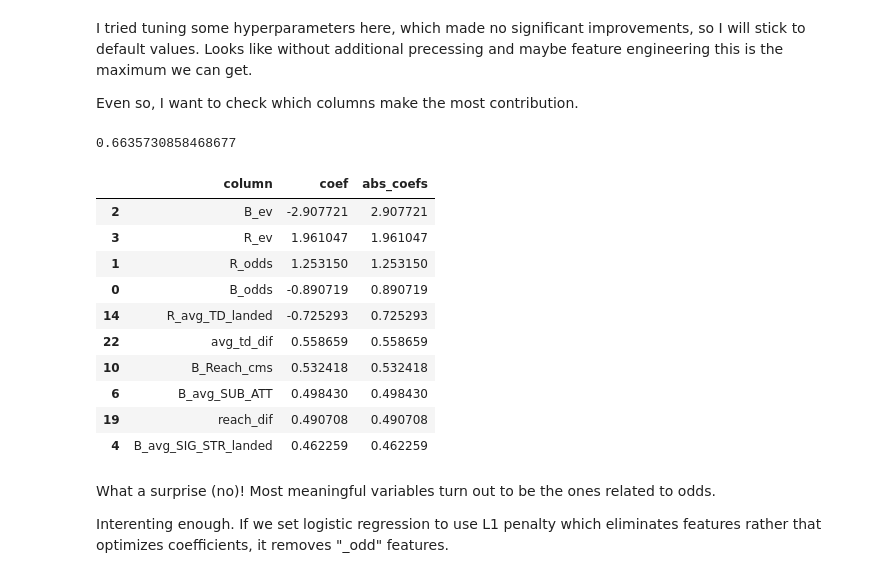
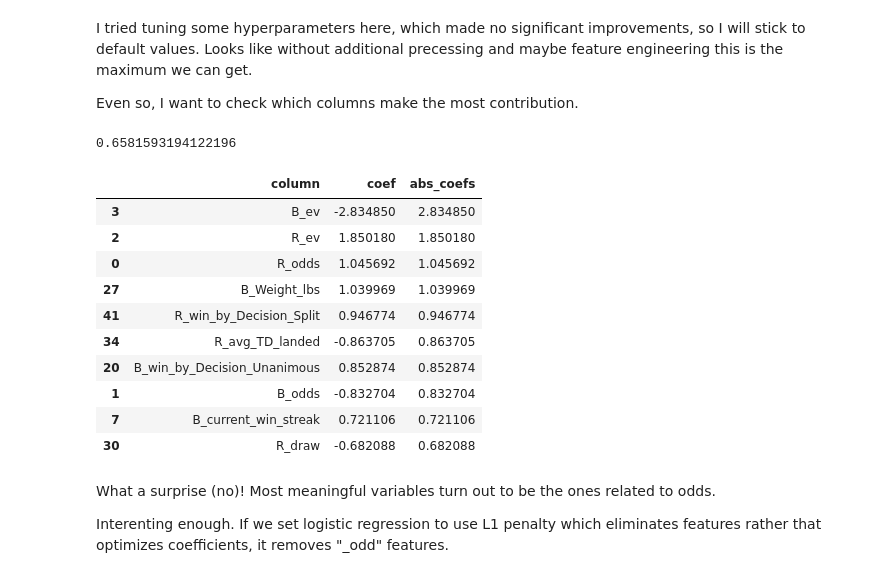
Before and after one commit to vvvvvvasena/UFC, a Jupyter notebook: How to make money watching UFC.ipynb, the cells around one changed output. Drawn from its saved outputs; the diff is of its cells as text; code cells hidden in the pictures.

```diff
--- a/How to make money watching UFC.ipynb
+++ b/How to make money watching UFC.ipynb
@@ -211,6 +238,9 @@ num_vars = pd.Index(['B_odds', 'R_odds', 'B_ev', 'R_ev', 'B_avg_SIG_STR_landed',
+# %%
+cat_vars = pd.Index(['weight_class', 'B_Stance', 'R_Stance'])
+num_vars_no_finish = num_vars.drop(['finish_round', 'total_fight_time_secs', 'finish_round_seconds'])
 # %%
 X = pd.get_dummies(df[cat_vars])
-X = pd.concat([df[num_vars], X], axis=1)
+X = pd.concat([df[num_vars_no_finish], X], axis=1)
 y = df['winner_bool']
 #X_train, X_test, y_train, y_test = train_test_split(X, y, test_size=0.3, random_state=123)
 # %%
@@ -251,40 +281,49 @@ I tried tuning some hyperparameters here, which made no significant improvements
 
 Even so, I want to check which columns make the most contribution.
 # %%
-X = pd.get_dummies(df[cat_vars])
-X = pd.concat([df[num_vars], X], axis=1)
-X_train, X_test, y_train, y_test = train_test_split(X, y, test_size=0.3, random_state=123)
-scaler = MinMaxScaler()
-X_train[num_vars] = scaler.fit_transform(X_train[num_vars])
-X_test[num_vars] = scaler.transform(X_test[num_vars])
+def train_model(df, cat_vars, num_vars, model):
+    """
+    encodes cat_vars, scales num_vars, performs train-test split, trains model.
+    return model coefficients and dataframe columns
+    """
+    X = pd.get_dummies(df[cat_vars])
+    X = pd.concat([df[num_vars], X], axis=1)
+    X_train, X_test, y_train, y_test = train_test_split(X, y, test_size=0.3, random_state=123)
+    scaler = MinMaxScaler()
+    X_train[num_vars] = scaler.fit_transform(X_train[num_vars])
+    X_test[num_vars] = scaler.transform(X_test[num_vars])
+    model.fit(X_train, y_train)
+    y_pred = model.predict(X_test)
+    print(accuracy_score(y_test, y_pred))
+    return model.coef_[0], X_train.columns
 # %%
 def get_coef(model_coef, df_columns):
+    """
+    builds dataframe containing model coefficients for dataframe columns
+    """
     coef_df = pd.DataFrame()
-    coef_df['column'] = X_train.columns
-    coef_df['coef'] = log_reg.coef_[0]
-    coef_df['abs_coefs'] = np.abs(log_reg.coef_[0])
+    coef_df['column'] = df_columns
+    coef_df['coef'] = model_coef
+    coef_df['abs_coefs'] = np.abs(model_coef)
     coef_df = coef_df.sort_values('abs_coefs', ascending=False)
     return coef_df
-# %%
-log_reg = LogisticRegression()
-log_reg.fit(X_train, y_train)
-y_pred = log_reg.predict(X_test)
-print(accuracy_score(y_test, y_pred))
-coef_df = get_coef(log_reg.coef_, X_train.columns)
-coef_df.head(10)
-# %% [output]
-0.6635730858468677
-|  | column | coef | abs_coefs |
-| 2 | B_ev | -2.907721 | 2.907721 |
-| 3 | R_ev | 1.961047 | 1.961047 |
-| 1 | R_odds | 1.253150 | 1.253150 |
-| 0 | B_odds | -0.890719 | 0.890719 |
-| 14 | R_avg_TD_landed | -0.725293 | 0.725293 |
-| 22 | avg_td_dif | 0.558659 | 0.558659 |
-| 10 | B_Reach_cms | 0.532418 | 0.532418 |
-| 6 | B_avg_SUB_ATT | 0.498430 | 0.498430 |
-| 19 | reach_dif | 0.490708 | 0.490708 |
-| 4 | B_avg_SIG_STR_landed | 0.462259 | 0.462259 |
+# %%
+log_reg_coef, X_columns = train_model(df, cat_vars, num_vars_no_finish, LogisticRegression())
+coef_df = get_coef(log_reg_coef, X_columns)
+coef_df.head(10)
+# %% [output]
+0.6581593194122196
+|  | column | coef | abs_coefs |
+| 3 | B_ev | -2.834850 | 2.834850 |
+| 2 | R_ev | 1.850180 | 1.850180 |
+| 0 | R_odds | 1.045692 | 1.045692 |
+| 27 | B_Weight_lbs | 1.039969 | 1.039969 |
+| 41 | R_win_by_Decision_Split | 0.946774 | 0.946774 |
+| 34 | R_avg_TD_landed | -0.863705 | 0.863705 |
+| 20 | B_win_by_Decision_Unanimous | 0.852874 | 0.852874 |
+| 1 | B_odds | -0.832704 | 0.832704 |
+| 7 | B_current_win_streak | 0.721106 | 0.721106 |
+| 30 | R_draw | -0.682088 | 0.682088 |
 # %% [markdown]
 What a surprise (no)! Most meaningful variables turn out to be the ones related to odds.
 
```
Also changed, not shown: parts of 43 cells of this notebook.
